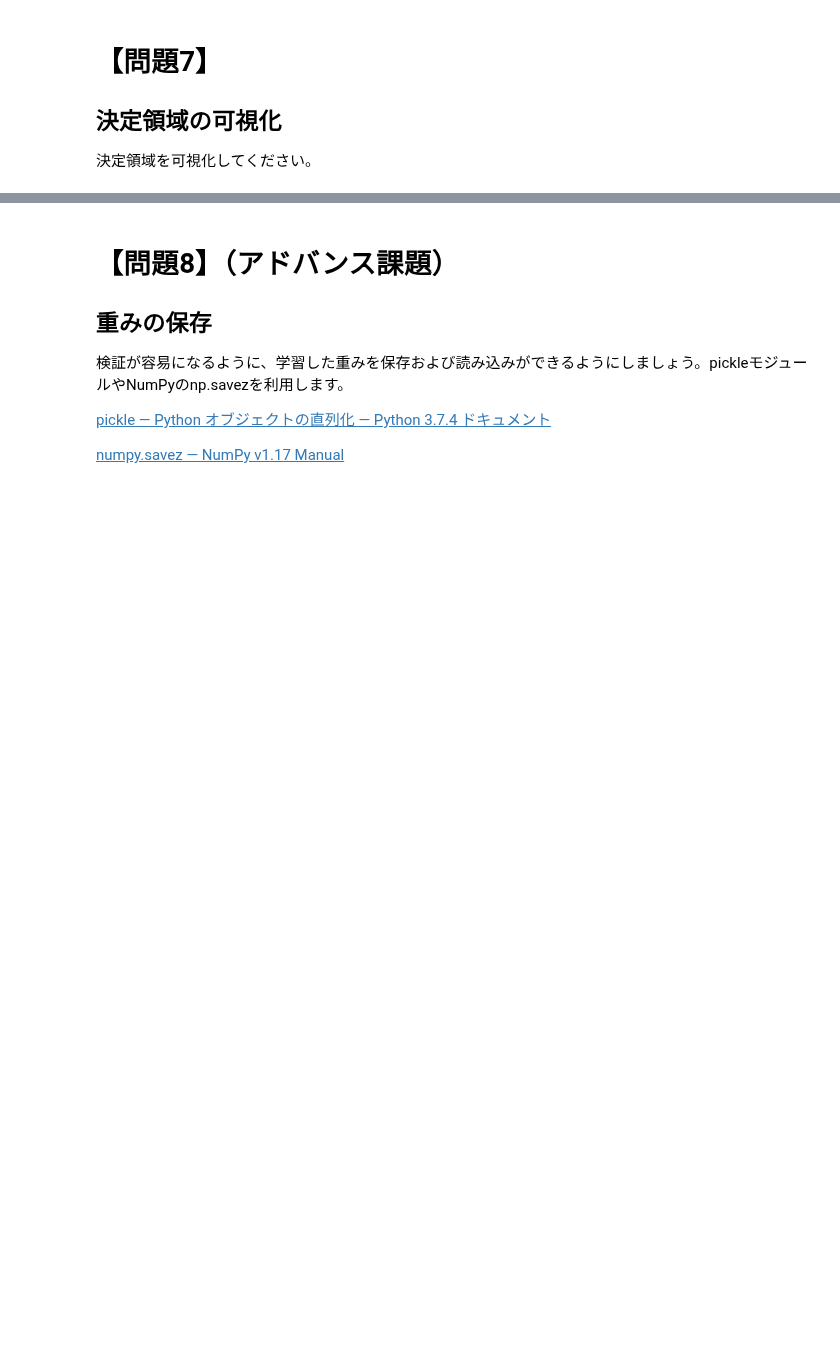
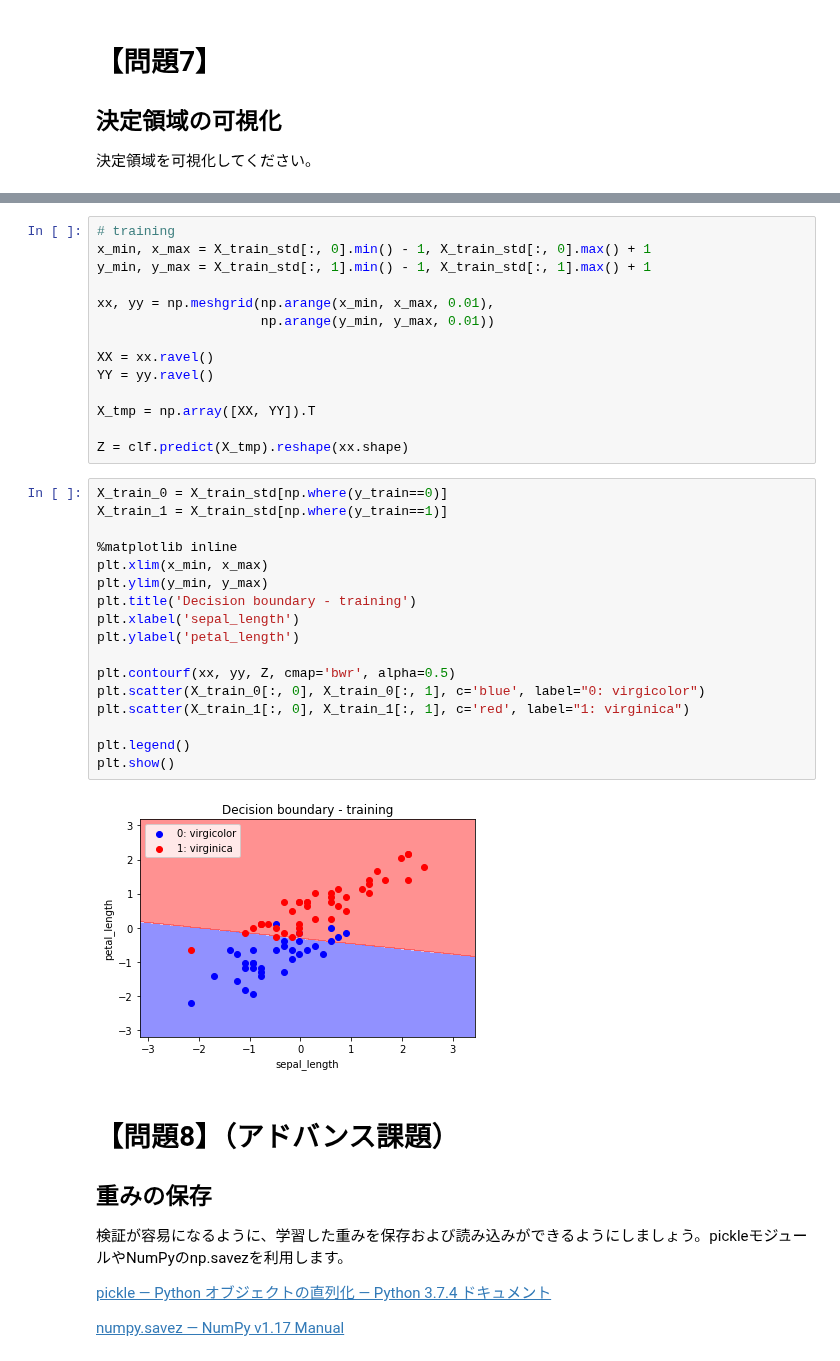
Before and after one commit to taiki-nakaso/diveintocode-ml, a Jupyter notebook: src/sprint/sprint4/sprint4-session1.ipynb, the cells around one changed output, grey strips where cells are left out. Cells and saved outputs as stored; diff of their text form; blank space fills up the shorter version.

```diff
--- a/src/sprint/sprint4/sprint4-session1.ipynb
+++ b/src/sprint/sprint4/sprint4-session1.ipynb
@@ -507,3 +713,36 @@ Done! elapsed time: 2.35278s
+# %%
+# training
+x_min, x_max = X_train_std[:, 0].min() - 1, X_train_std[:, 0].max() + 1
+y_min, y_max = X_train_std[:, 1].min() - 1, X_train_std[:, 1].max() + 1
+
+xx, yy = np.meshgrid(np.arange(x_min, x_max, 0.01),
+                     np.arange(y_min, y_max, 0.01))
+
+XX = xx.ravel()
+YY = yy.ravel()
+
+X_tmp = np.array([XX, YY]).T
+
+Z = clf.predict(X_tmp).reshape(xx.shape)
+# %%
+X_train_0 = X_train_std[np.where(y_train==0)]
+X_train_1 = X_train_std[np.where(y_train==1)]
+
+%matplotlib inline
+plt.xlim(x_min, x_max)
+plt.ylim(y_min, y_max)
+plt.title('Decision boundary - training')
+plt.xlabel('sepal_length')
+plt.ylabel('petal_length')
+
+plt.contourf(xx, yy, Z, cmap='bwr', alpha=0.5)
+plt.scatter(X_train_0[:, 0], X_train_0[:, 1], c='blue', label="0: virgicolor")
+plt.scatter(X_train_1[:, 0], X_train_1[:, 1], c='red', label="1: virginica")
+
+plt.legend()
+plt.show()
+# %% [output]
+[figure, added]
 # %% [markdown]
 # 【問題8】（アドバンス課題）
 ## 重みの保存
```
Also changed, not shown: parts of 16 cells of this notebook, 2 other files.
